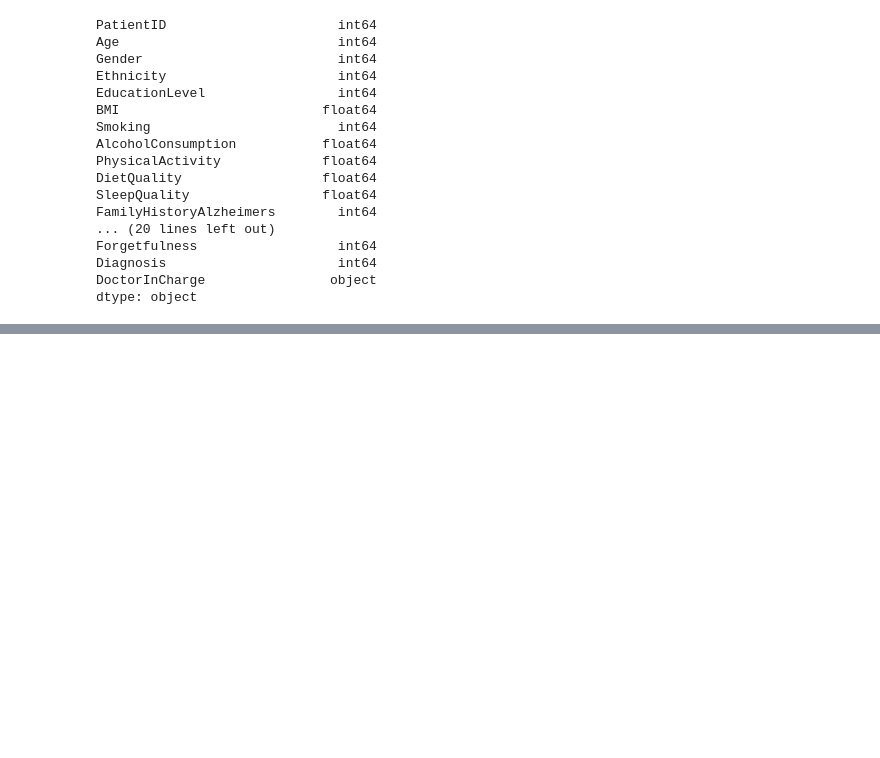
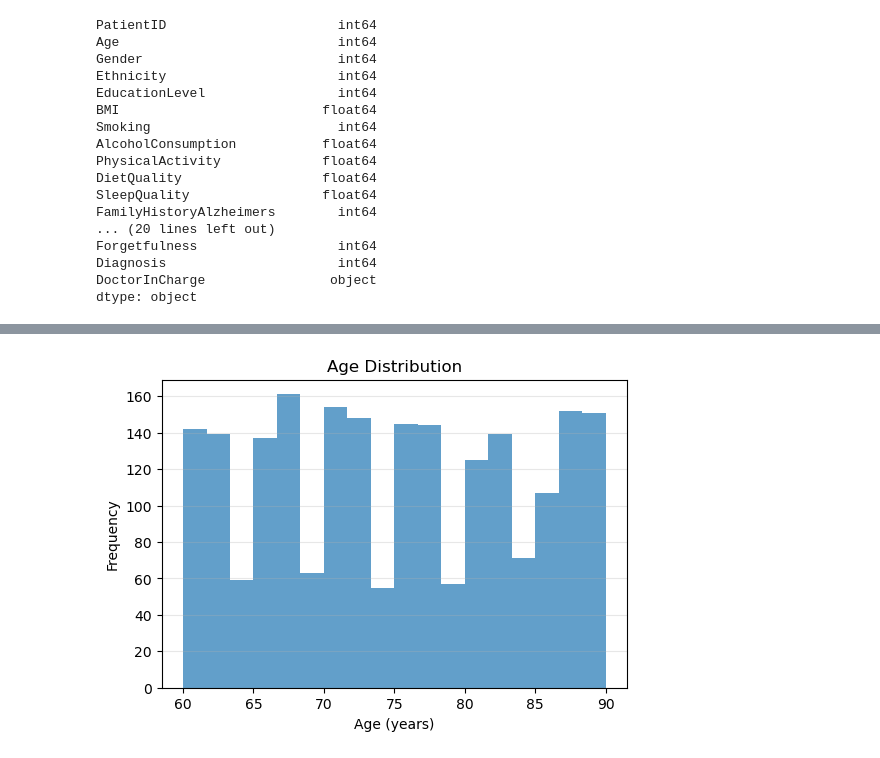
Before and after one commit to shaharberkovich/DataMining_shahar_hila_shir, a Jupyter notebook: AlzheimersProject.ipynb, the cells around one changed output, grey strips where cells are left out. Drawn from its saved outputs; the diff is of its cells as text; code cells hidden in the pictures; blank space fills up the shorter version.

Commit message:
Added data exploration plots and updated Data Understanding section

```diff
--- a/AlzheimersProject.ipynb
+++ b/AlzheimersProject.ipynb
@@ -116,0 +107,17 @@ df = df.drop(columns=['PatientID', 'DoctorInCharge'])
+# %%
+# Plot a histogram using the plot accessor
+plt.figure(figsize=(6,4))
+
+df['Age'].plot.hist(
+    bins=18,
+    alpha=0.7
+)
+
+plt.title('Age Distribution')
+plt.xlabel('Age (years)')
+plt.ylabel('Frequency')
+plt.grid(axis='y', alpha=0.3)
+
+plt.show()
+# %% [output]
+[figure, added]
```
Also changed, not shown: parts of 17 cells of this notebook.
